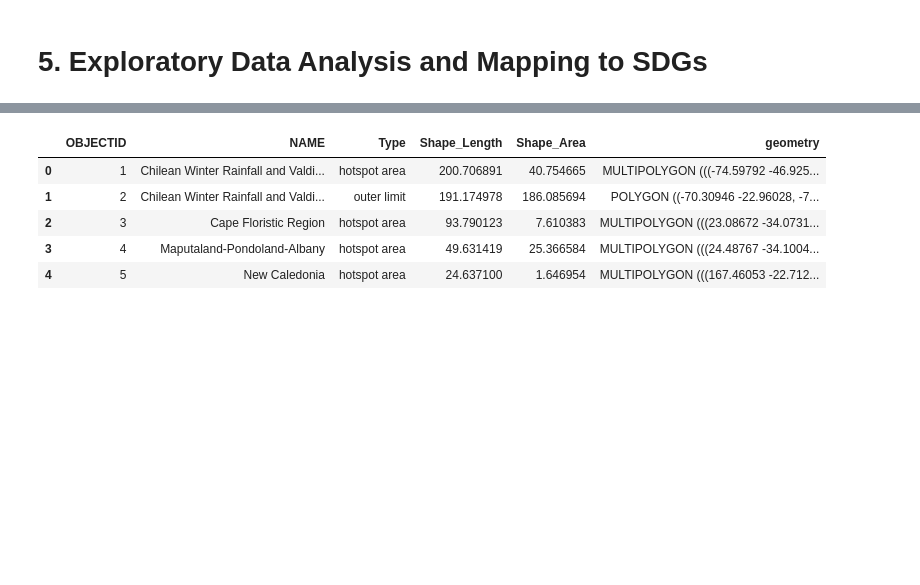
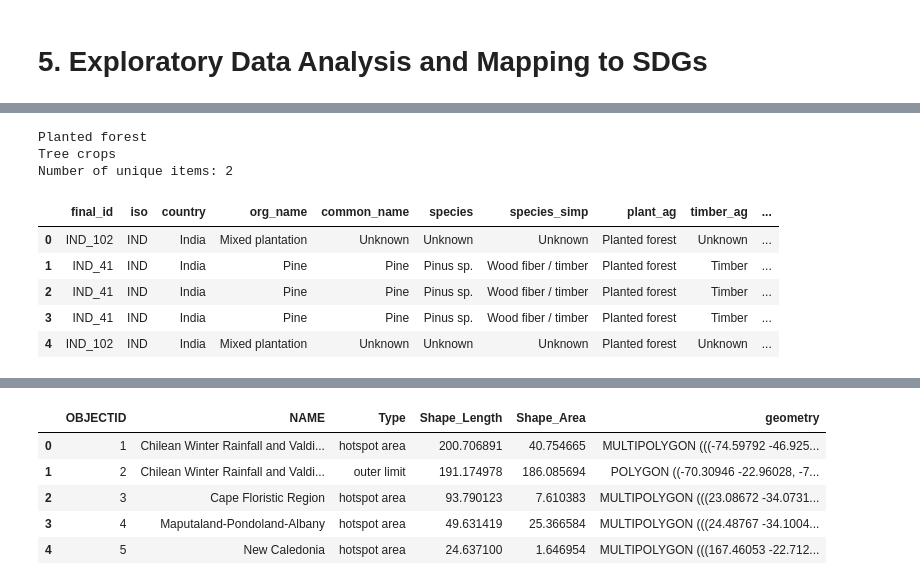
Before and after one commit to moja-global/Land_Sector_Datasets, a Jupyter notebook: Land_Sector_Data_Analysis/outreachy_ritugothwal_task_2/ritugothwal_SDG_mapping_task_2.ipynb, the cells around one changed output, grey strips where cells are left out. Cells and saved outputs as stored; diff of their text form; code cells hidden in the pictures; blank space fills up the shorter version.

```diff
--- a/Land_Sector_Data_Analysis/outreachy_ritugothwal_task_2/ritugothwal_SDG_mapping_task_2.ipynb
+++ b/Land_Sector_Data_Analysis/outreachy_ritugothwal_task_2/ritugothwal_SDG_mapping_task_2.ipynb
@@ -142,0 +174,10 @@ all_states_df = pd.concat(state_dfs)
+# %%
+# The
+unique_names = ind_forest_df['plant_ag'].unique()
+for name in unique_names:
+    print(name)
+print("Number of unique items:", len(unique_names))
+# %% [output]
+Planted forest
+Tree crops
+Number of unique items: 2
@@ -142,0 +203,9 @@ all_states_df = pd.concat(state_dfs)
+# %%
+ind_forest_df.head()
+# %% [output]
+|  | final_id | iso | country | org_name | common_name | species | species_simp | plant_ag | timber_ag | ... |
+| 0 | IND_102 | IND | India | Mixed plantation | Unknown | Unknown | Unknown | Planted forest | Unknown | ... |
+| 1 | IND_41 | IND | India | Pine | Pine | Pinus sp. | Wood fiber / timber | Planted forest | Timber | ... |
+| 2 | IND_41 | IND | India | Pine | Pine | Pinus sp. | Wood fiber / timber | Planted forest | Timber | ... |
+| 3 | IND_41 | IND | India | Pine | Pine | Pinus sp. | Wood fiber / timber | Planted forest | Timber | ... |
+| 4 | IND_102 | IND | India | Mixed plantation | Unknown | Unknown | Unknown | Planted forest | Unknown | ... |
```
Also changed, not shown: parts of 20 cells of this notebook.
